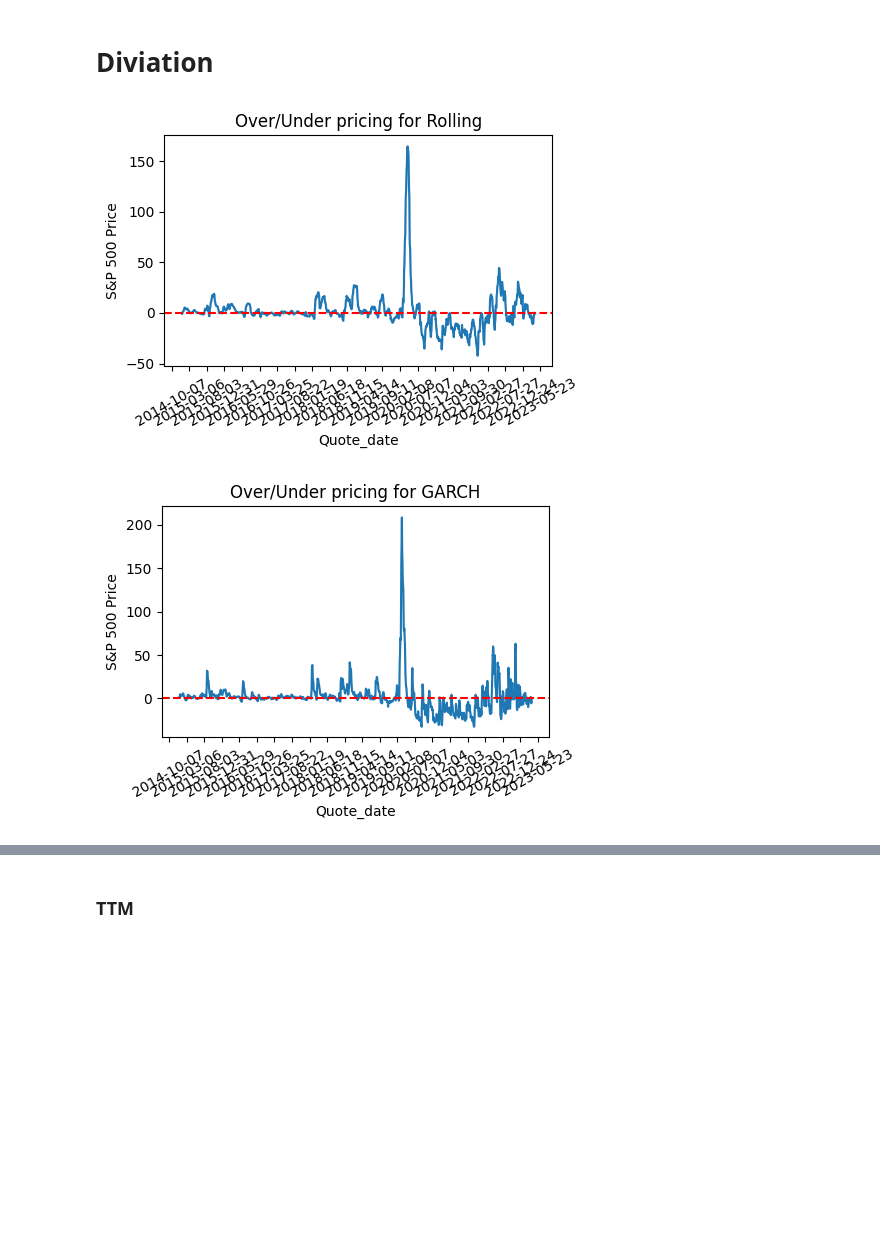
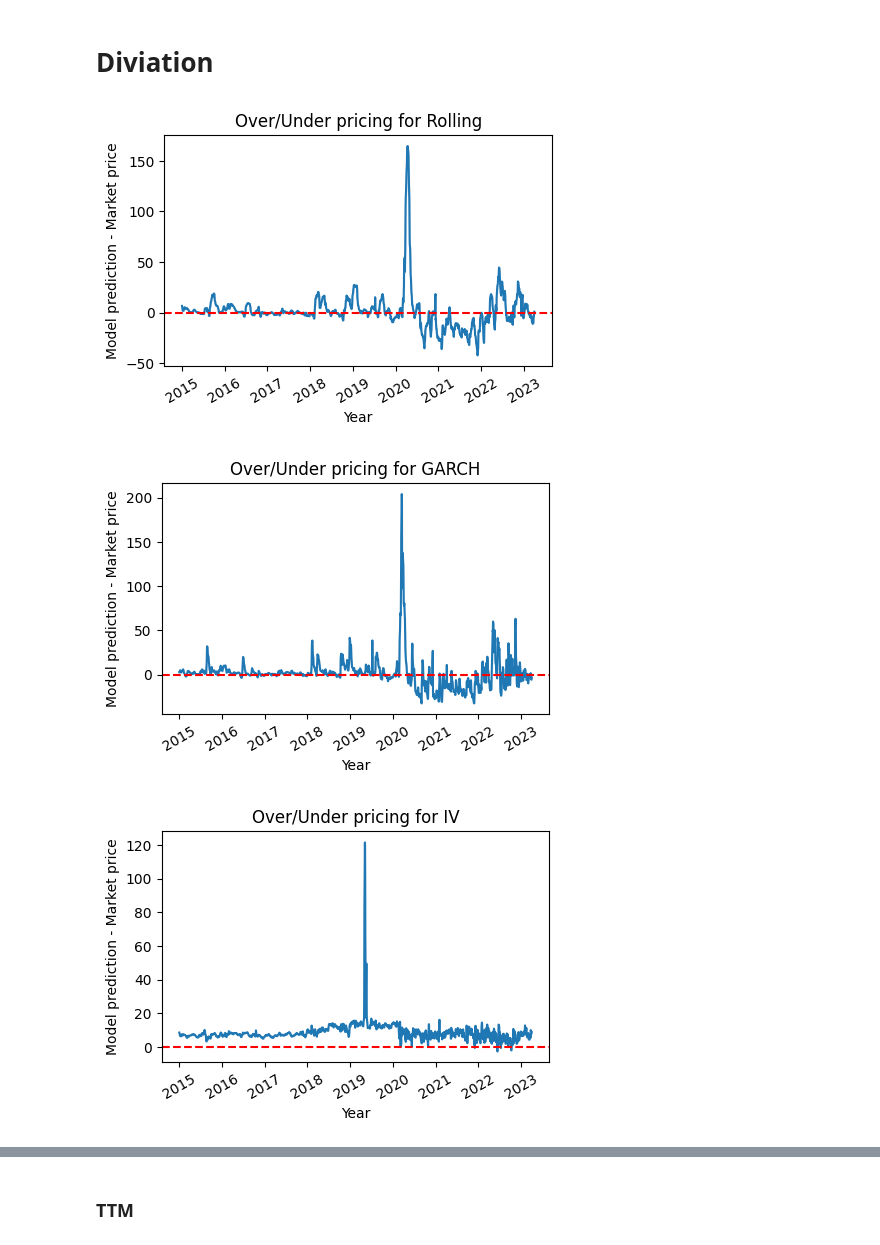
Before and after one commit to erlend-rygg/deep-learning-for-option-pricing, a Jupyter notebook: results_analysis/compare_results.ipynb, the cells around one changed output, grey strips where cells are left out. Drawn from its saved outputs; the diff is of its cells as text; code cells hidden in the pictures; blank space fills up the shorter version.

```diff
--- a/results_analysis/compare_results.ipynb
+++ b/results_analysis/compare_results.ipynb
@@ -28,7 +28,7 @@ read_from_file = True
 # %% [markdown]
 ### Loading data
 # %%
-if read_from_file:
+if read_from_file == False:
     # Set the path to the root directory
     path = os.path.abspath(os.path.join(os.getcwd(), os.pardir))
     sys.path.append(path)
@@ -38,7 +38,7 @@ if read_from_file:
     df2 = dd.read_csv(path + '/data/predictions/BS_garch.csv')
     df3 = dd.read_csv(path + '/data/predictions/BS_IV_surface2.csv')
     df4 = dd.read_csv(path + '/data/predictions/heston.csv')
-    df5 = dd.read_csv(path + '/data/predictions/05-07_11-26.csv')
+    df5 = dd.read_csv(path + '/data/predictions/11.05 1 mnd test sett full model run.csv')
 
     # Rename columns
     df1 = df1.rename(columns={"BS": "Rolling"})
@@ -80,7 +72,7 @@ if write_to_file:
 if read_from_file:
     path = os.path.abspath(os.path.join(os.getcwd(), os.pardir))
     sys.path.append(path)
-    df = pd.read_csv(path + '/data/predictions/combined_predictions.csv')
+    df = pd.read_csv(path + '/data/predictions/combined_predictions2.csv')
 # %% [markdown]
 # Graphs
 # %%
@@ -157,30 +148,31 @@ NameError: name 'ticker' is not defined
 # %%
 for model in ["Rolling", "GARCH", "IV", "Heston", "LSTM-MLP"]:
     # New column with the difference between the prediction and the actual value
     df_temp = df.copy()
     df_temp["Diff"] = df[model] - df["Price"]
 
     fig, ax = plt.subplots(figsize=(5, 3))
 
     # Smooth the difference by using gaussian filter
     sigma = 15
     df_temp["Diff"] = gaussian_filter1d(df_temp["Diff"], sigma=sigma)
 
     # Plot the difference
     sns.lineplot(data=df_temp, x="Quote_date", y="Diff", ax=ax)
 
     # Set the interval for x-axis labels
-    ax.xaxis.set_major_locator(ticker.MultipleLocator(base=365))
+    #ax.xaxis.set_major_locator(ticker.MultipleLocator(base=365))
     plt.ylabel("Price - Model 3 Prediction")
 
     # Add zero line
     plt.axhline(y=0, color="red", linestyle="--", label="Actual Price")
 
-    plt.xlabel("Quote_date")
-    plt.ylabel("S&P 500 Price")
+    plt.xlabel("Year")
+    plt.ylabel("Model prediction - Market price")
     plt.title("Over/Under pricing for " + model)
     plt.xticks(rotation=30)
     plt.show()
 # %% [output]
-[figure, old version]
+[figure, new version]
-[figure, old version]
+[figure, new version]
+[figure, added]
```
Also changed, not shown: parts of 15 cells of this notebook, 4 other files.
